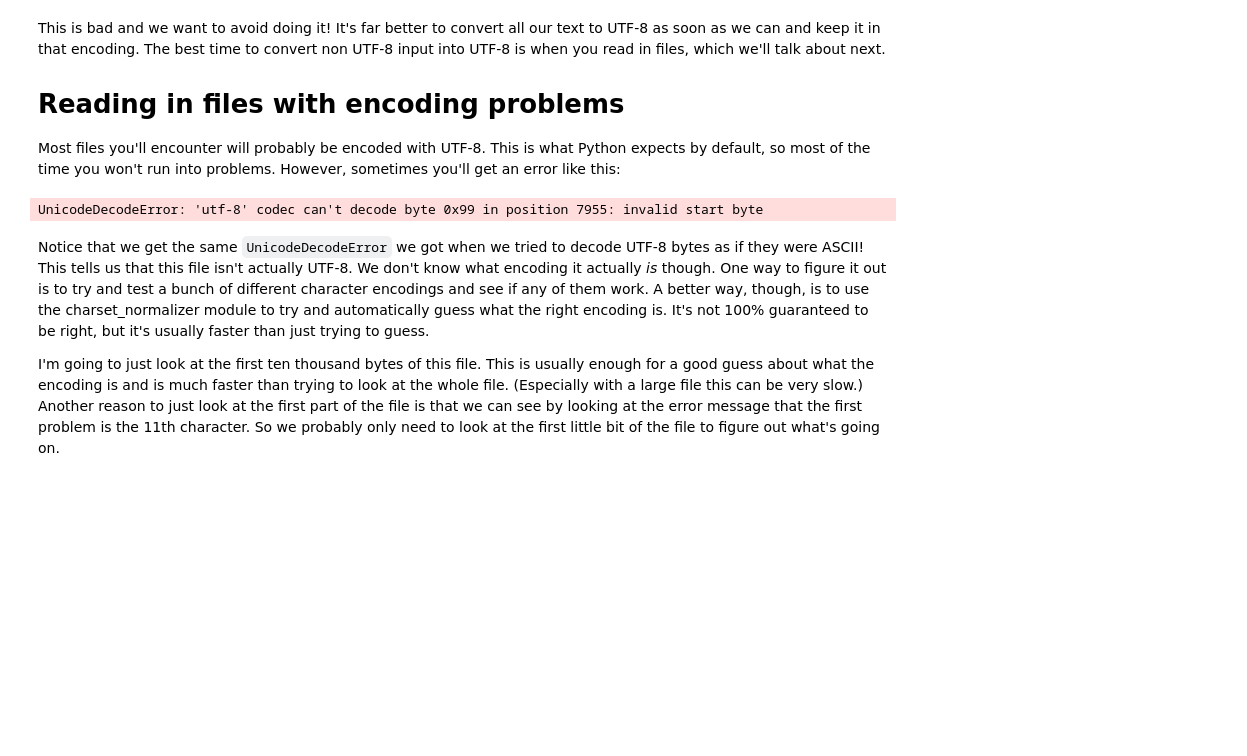
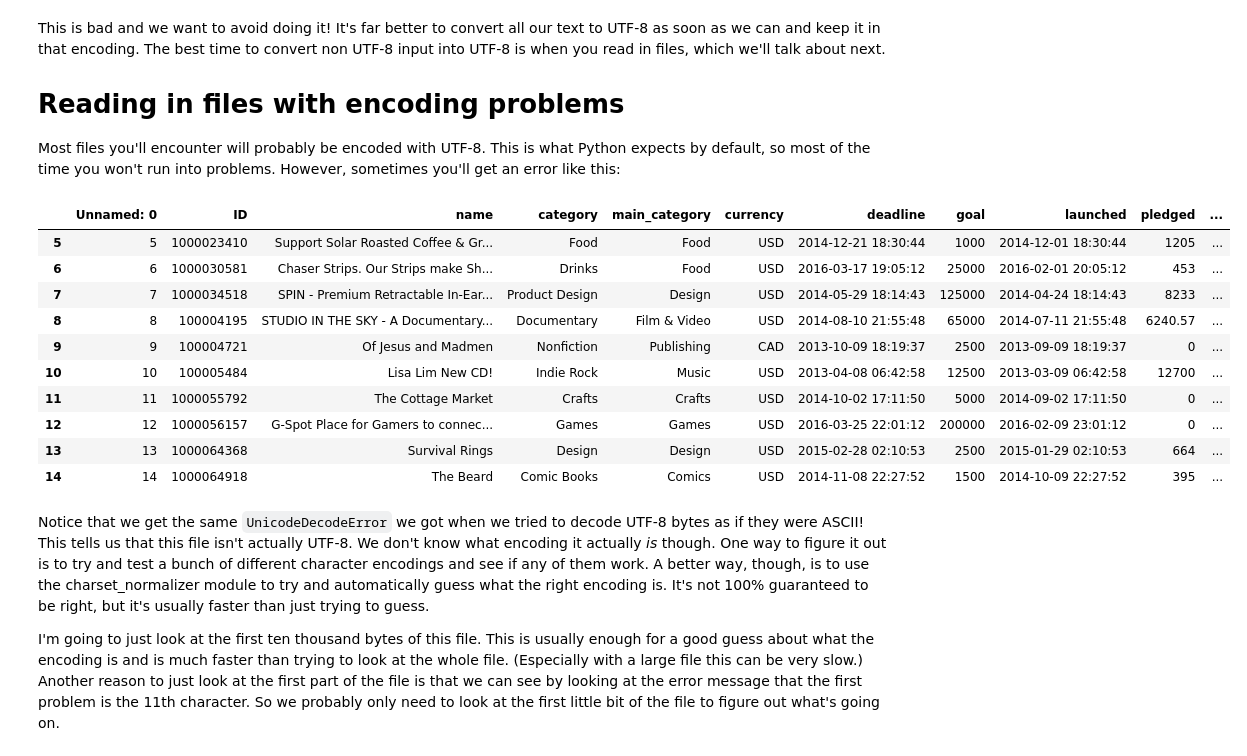
Before and after one commit to ramadhanridho16/Data-Cleaning, a Jupyter notebook: d_character-encodings.ipynb, the cells around one changed output. Cells and saved outputs as stored; diff of their text form; code cells hidden in the pictures; blank space fills up the shorter version.

```diff
--- a/d_character-encodings.ipynb
+++ b/d_character-encodings.ipynb
@@ -99,9 +99,21 @@ This is bad and we want to avoid doing it! It's far better to convert all our te
 Most files you'll encounter will probably be encoded with UTF-8. This is what Python expects by default, so most of the time you won't run into problems. However, sometimes you'll get an error like this:
 # %%
 # try to read in a file not in UTF-8
-kickstarter_2016 = pd.read_csv("../input/kickstarter-projects/ks-projects-201612.csv")
+kickstarter_2016 = pd.read_csv("Data_Source\ks-projects-201801-utf8.csv")
-# %% [output]
-UnicodeDecodeError: 'utf-8' codec can't decode byte 0x99 in position 7955: invalid start byte
+# %%
+kickstarter_2016[5:15]
+# %% [output]
+|  | Unnamed: 0 | ID | name | category | main_category | currency | deadline | goal | launched | pledged | ... |
+| 5 | 5 | 1000023410 | Support Solar Roasted Coffee & Gr... | Food | Food | USD | 2014-12-21 18:30:44 | 1000 | 2014-12-01 18:30:44 | 1205 | ... |
+| 6 | 6 | 1000030581 | Chaser Strips. Our Strips make Sh... | Drinks | Food | USD | 2016-03-17 19:05:12 | 25000 | 2016-02-01 20:05:12 | 453 | ... |
+| 7 | 7 | 1000034518 | SPIN - Premium Retractable In-Ear... | Product Design | Design | USD | 2014-05-29 18:14:43 | 125000 | 2014-04-24 18:14:43 | 8233 | ... |
+| 8 | 8 | 100004195 | STUDIO IN THE SKY - A Documentary... | Documentary | Film & Video | USD | 2014-08-10 21:55:48 | 65000 | 2014-07-11 21:55:48 | 6240.57 | ... |
+| 9 | 9 | 100004721 | Of Jesus and Madmen | Nonfiction | Publishing | CAD | 2013-10-09 18:19:37 | 2500 | 2013-09-09 18:19:37 | 0 | ... |
+| 10 | 10 | 100005484 | Lisa Lim New CD! | Indie Rock | Music | USD | 2013-04-08 06:42:58 | 12500 | 2013-03-09 06:42:58 | 12700 | ... |
+| 11 | 11 | 1000055792 | The Cottage Market | Crafts | Crafts | USD | 2014-10-02 17:11:50 | 5000 | 2014-09-02 17:11:50 | 0 | ... |
+| 12 | 12 | 1000056157 | G-Spot Place for Gamers to connec... | Games | Games | USD | 2016-03-25 22:01:12 | 200000 | 2016-02-09 23:01:12 | 0 | ... |
+| 13 | 13 | 1000064368 | Survival Rings | Design | Design | USD | 2015-02-28 02:10:53 | 2500 | 2015-01-29 02:10:53 | 664 | ... |
+| 14 | 14 | 1000064918 | The Beard | Comic Books | Comics | USD | 2014-11-08 22:27:52 | 1500 | 2014-10-09 22:27:52 | 395 | ... |
 # %% [markdown]
 Notice that we get the same `UnicodeDecodeError` we got when we tried to decode UTF-8 bytes as if they were ASCII! This tells us that this file isn't actually UTF-8. We don't know what encoding it actually *is* though. One way to figure it out is to try and test a bunch of different character encodings and see if any of them work. A better way, though, is to use the charset_normalizer module to try and automatically guess what the right encoding is. It's not 100% guaranteed to be right, but it's usually faster than just trying to guess.
 
```
Also changed, not shown: parts of 2 cells of this notebook, 1 other file.
